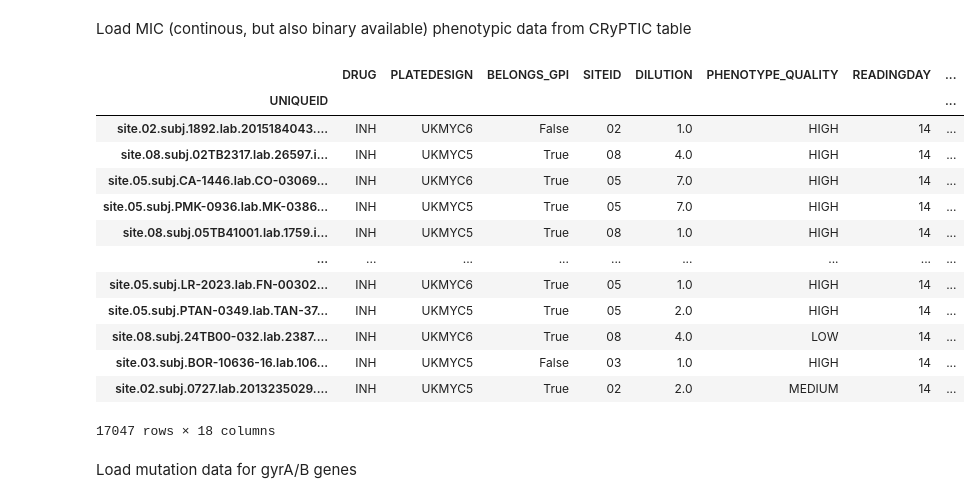
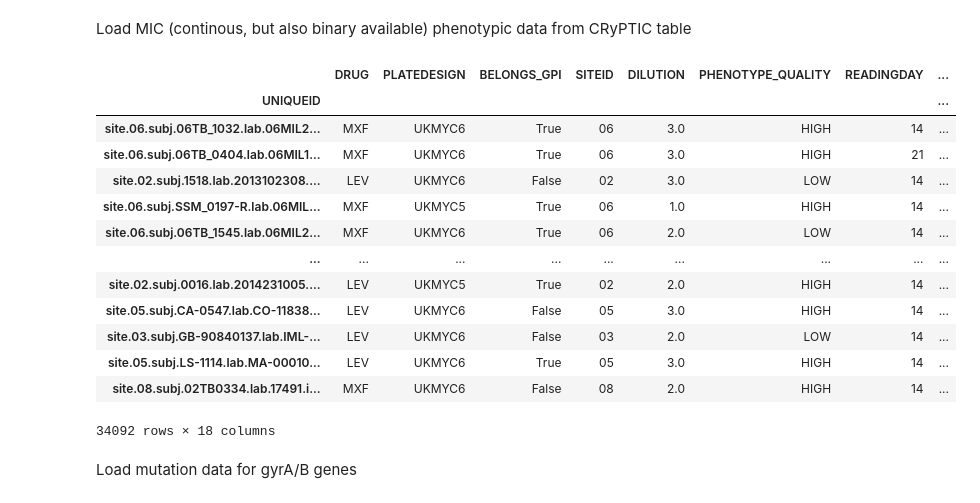
Before and after one commit to viktoria023/predict_FQ_resistance, a Jupyter notebook: prototype.ipynb, the cells around one changed output. Saved outputs shown, nothing was run; the diff lists cells and outputs as text; code cells hidden in the pictures.

```diff
--- a/prototype.ipynb
+++ b/prototype.ipynb
@@ -49,23 +50,24 @@ Load MIC (continous, but also binary available) phenotypic data from CRyPTIC tab
 # %%
 PHENOTYPES = pd.read_pickle('data/UKMYC_PHENOTYPES.pkl.gz')
 PHENOTYPES.reset_index(inplace = True)
 PHENOTYPES.set_index('UNIQUEID', inplace = True)
-PHENOTYPES[PHENOTYPES.DRUG == 'INH']
+PHENOTYPES = PHENOTYPES[(PHENOTYPES.DRUG == 'LEV') | (PHENOTYPES.DRUG == 'MXF')]
+PHENOTYPES
 # %% [output]
 |  | DRUG | PLATEDESIGN | BELONGS_GPI | SITEID | DILUTION | PHENOTYPE_QUALITY | READINGDAY | ... |
 | UNIQUEID |  |  |  |  |  |  |  | ... |
-| site.02.subj.1892.lab.2015184043.... | INH | UKMYC6 | False | 02 | 1.0 | HIGH | 14 | ... |
-| site.08.subj.02TB2317.lab.26597.i... | INH | UKMYC5 | True | 08 | 4.0 | HIGH | 14 | ... |
-| site.05.subj.CA-1446.lab.CO-03069... | INH | UKMYC6 | True | 05 | 7.0 | HIGH | 14 | ... |
-| site.05.subj.PMK-0936.lab.MK-0386... | INH | UKMYC5 | True | 05 | 7.0 | HIGH | 14 | ... |
-| site.08.subj.05TB41001.lab.1759.i... | INH | UKMYC5 | True | 08 | 1.0 | HIGH | 14 | ... |
+| site.06.subj.06TB_1032.lab.06MIL2... | MXF | UKMYC6 | True | 06 | 3.0 | HIGH | 14 | ... |
+| site.06.subj.06TB_0404.lab.06MIL1... | MXF | UKMYC6 | True | 06 | 3.0 | HIGH | 21 | ... |
+| site.02.subj.1518.lab.2013102308.... | LEV | UKMYC6 | False | 02 | 3.0 | LOW | 14 | ... |
+| site.06.subj.SSM_0197-R.lab.06MIL... | MXF | UKMYC5 | True | 06 | 1.0 | HIGH | 14 | ... |
+| site.06.subj.06TB_1545.lab.06MIL2... | MXF | UKMYC6 | True | 06 | 2.0 | LOW | 14 | ... |
 | ... | ... | ... | ... | ... | ... | ... | ... | ... |
-| site.05.subj.LR-2023.lab.FN-00302... | INH | UKMYC6 | True | 05 | 1.0 | HIGH | 14 | ... |
-| site.05.subj.PTAN-0349.lab.TAN-37... | INH | UKMYC5 | True | 05 | 2.0 | HIGH | 14 | ... |
-| site.08.subj.24TB00-032.lab.2387.... | INH | UKMYC6 | True | 08 | 4.0 | LOW | 14 | ... |
-| site.03.subj.BOR-10636-16.lab.106... | INH | UKMYC5 | False | 03 | 1.0 | HIGH | 14 | ... |
-| site.02.subj.0727.lab.2013235029.... | INH | UKMYC5 | True | 02 | 2.0 | MEDIUM | 14 | ... |
+| site.02.subj.0016.lab.2014231005.... | LEV | UKMYC5 | True | 02 | 2.0 | HIGH | 14 | ... |
+| site.05.subj.CA-0547.lab.CO-11838... | LEV | UKMYC6 | False | 05 | 3.0 | HIGH | 14 | ... |
+| site.03.subj.GB-90840137.lab.IML-... | LEV | UKMYC6 | False | 03 | 2.0 | LOW | 14 | ... |
+| site.05.subj.LS-1114.lab.MA-00010... | LEV | UKMYC6 | True | 05 | 3.0 | HIGH | 14 | ... |
+| site.08.subj.02TB0334.lab.17491.i... | MXF | UKMYC6 | False | 08 | 2.0 | HIGH | 14 | ... |
-17047 rows × 18 columns
+34092 rows × 18 columns
 # %% [markdown]
 Load mutation data for gyrA/B genes
 # %%
```
Also changed, not shown: parts of 6 cells of this notebook.
